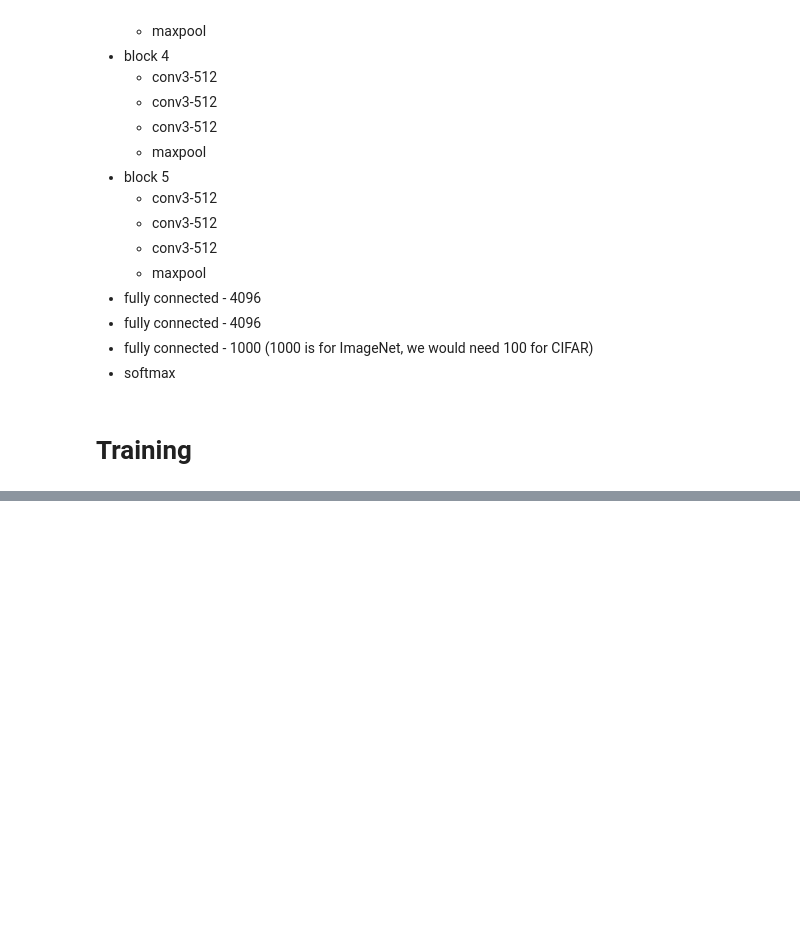
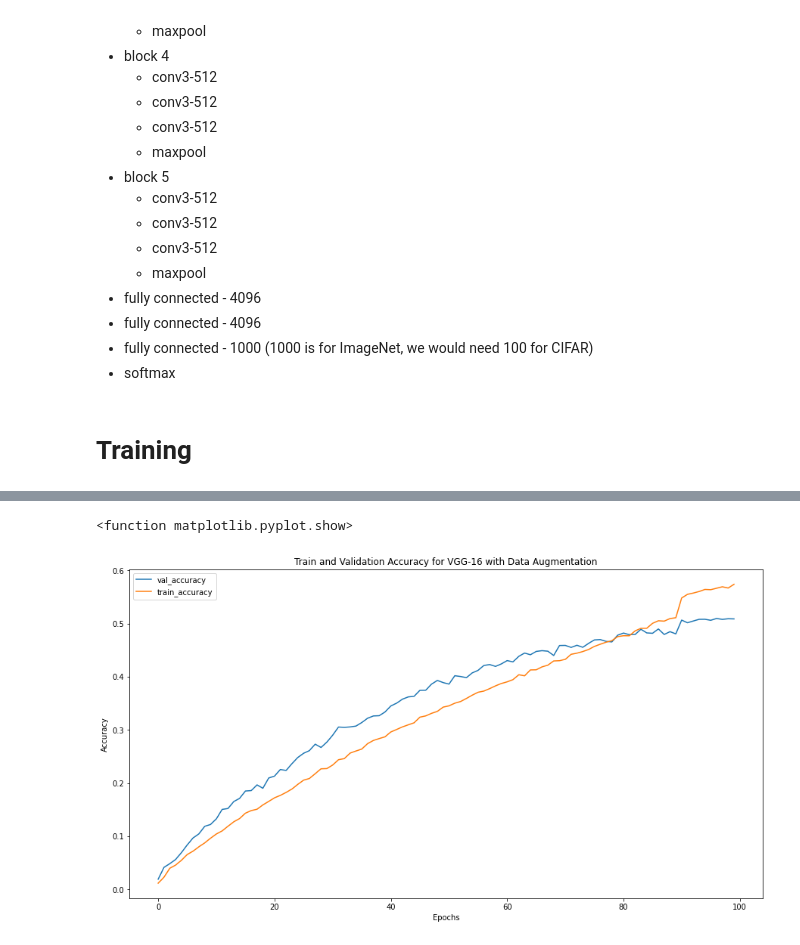
Before and after one commit to malloyca/CSC581B, a Jupyter notebook: Final Project/vgg.ipynb, the cells around one changed output, grey strips where cells are left out. Drawn from its saved outputs; the diff is of its cells as text; code cells hidden in the pictures; blank space fills up the shorter version.

```diff
--- a/Final Project/vgg.ipynb
+++ b/Final Project/vgg.ipynb
@@ -412,0 +532,13 @@ Saving best model: VGG-16_epoch-010
+# %%
+# plot accuracy
+plt.figure(figsize=(15,8))
+plt.title(f"Train and Validation Accuracy for {model_aug.name} with Data Augmentation")
+plt.plot(val_accuracy_aug, label="val_accuracy")
+plt.plot(train_accuracy_aug, label="train_accuracy")
+plt.xlabel("Epochs")
+plt.ylabel("Accuracy")
+plt.legend()
+plt.show
+# %% [output]
+<function matplotlib.pyplot.show>
+[figure, added]
```
Also changed, not shown: parts of 28 cells of this notebook.
